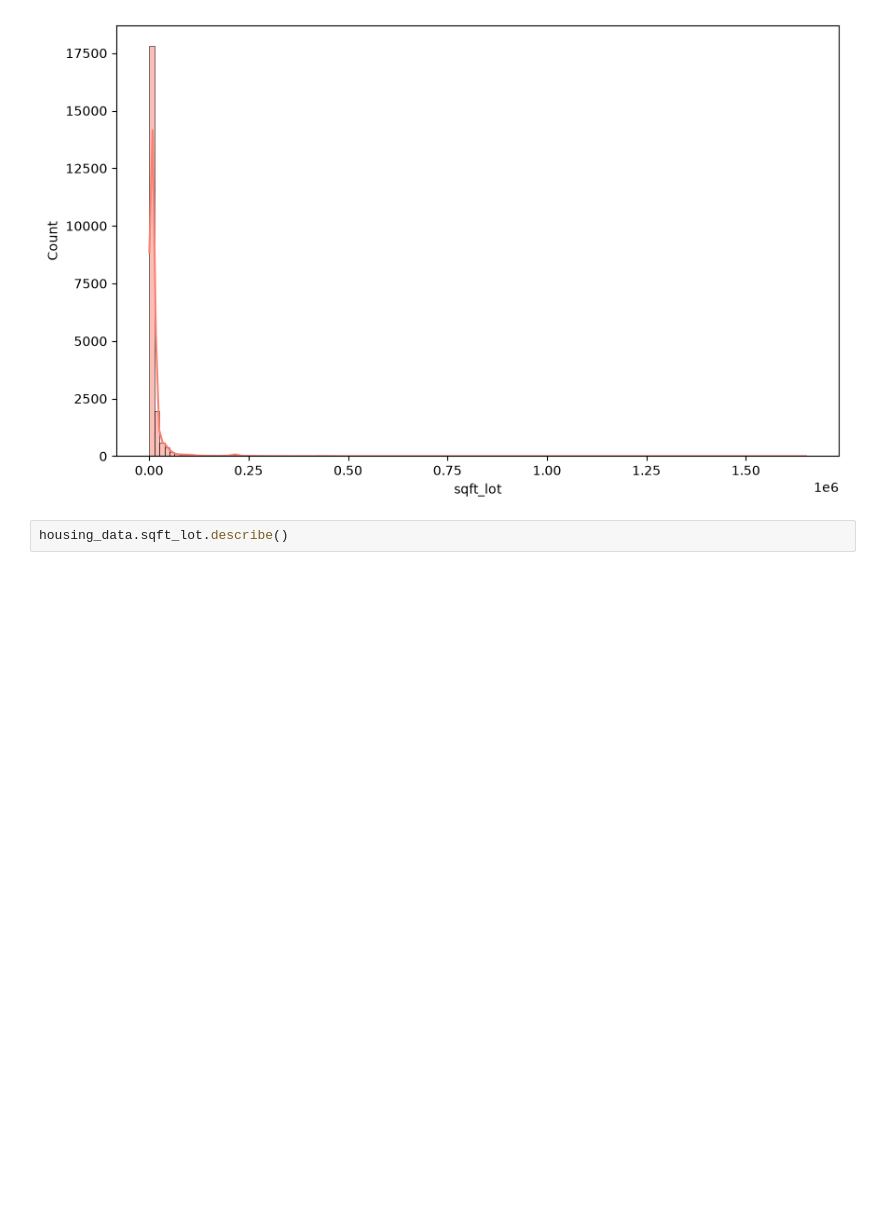
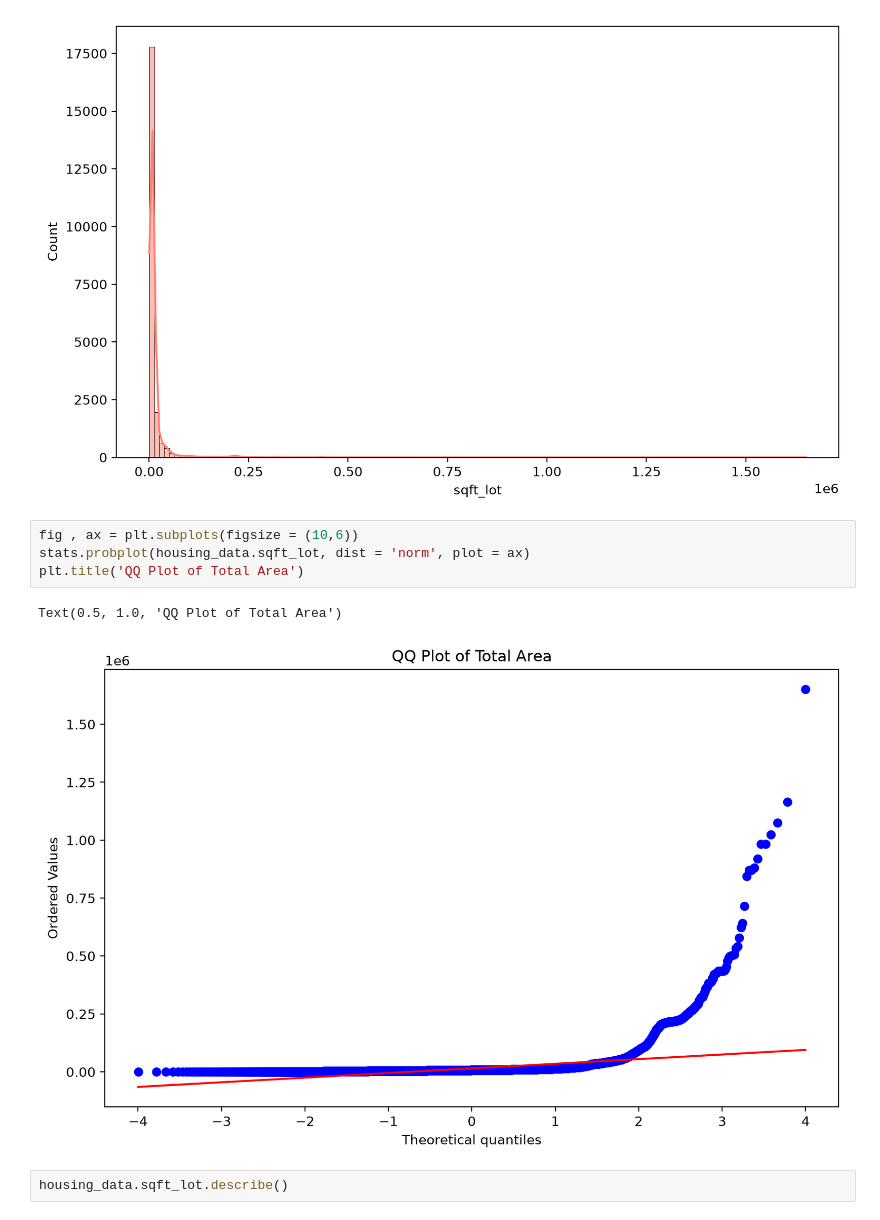
Before and after one commit to vivek-rawat-09/king-county-house-price-prediction, a Jupyter notebook: LR_house_sales-kc.ipynb, the cells around one changed output. Saved outputs shown, nothing was run; the diff lists cells and outputs as text; blank space fills up the shorter version.

```diff
--- a/LR_house_sales-kc.ipynb
+++ b/LR_house_sales-kc.ipynb
@@ -230,6 +242,13 @@ fig, ax = plt.subplots(figsize = (10,6))
 sns.histplot(housing_data.sqft_lot, kde = True, color = 'salmon', bins = 130);
 # %% [output]
 [figure]
+# %%
+fig , ax = plt.subplots(figsize = (10,6))
+stats.probplot(housing_data.sqft_lot, dist = 'norm', plot = ax)
+plt.title('QQ Plot of Total Area')
+# %% [output]
+Text(0.5, 1.0, 'QQ Plot of Total Area')
+[figure, added]
 # %%
 housing_data.sqft_lot.describe()
 # %% [output]
```
Also changed, not shown: parts of 32 cells of this notebook, 3 other files.
